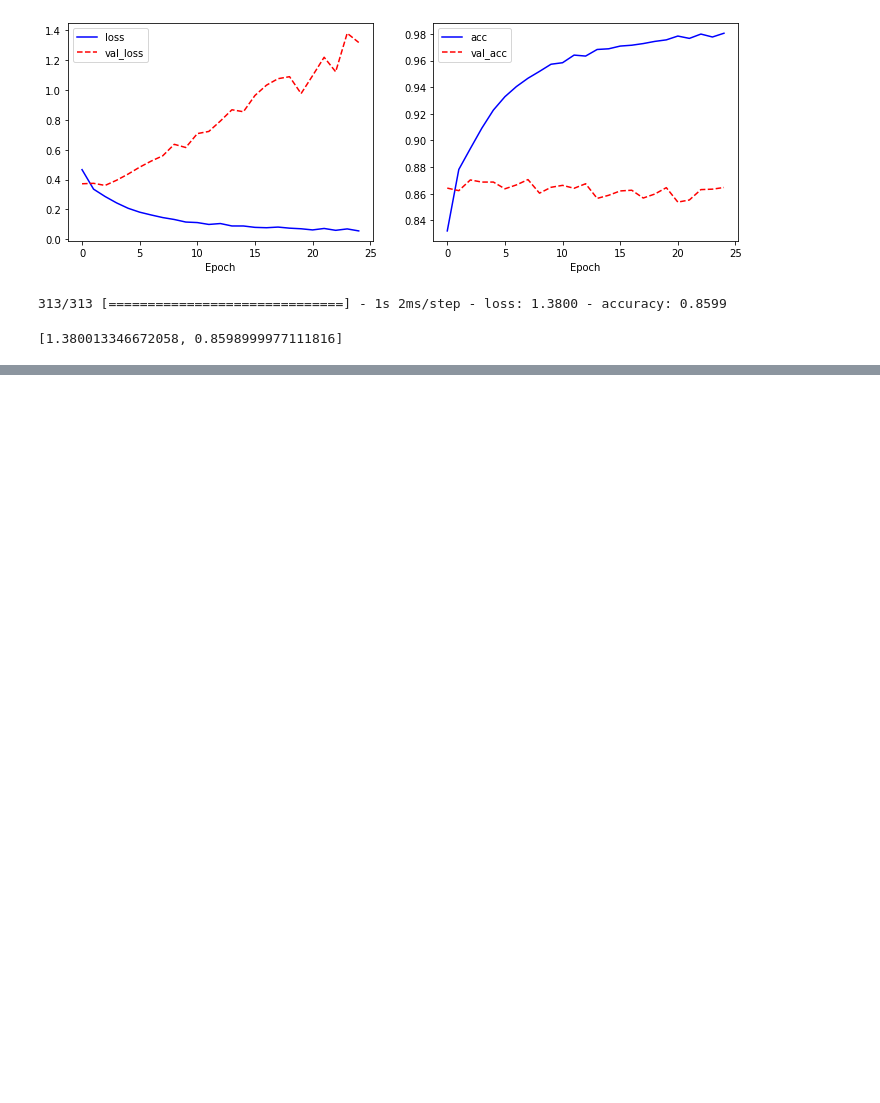
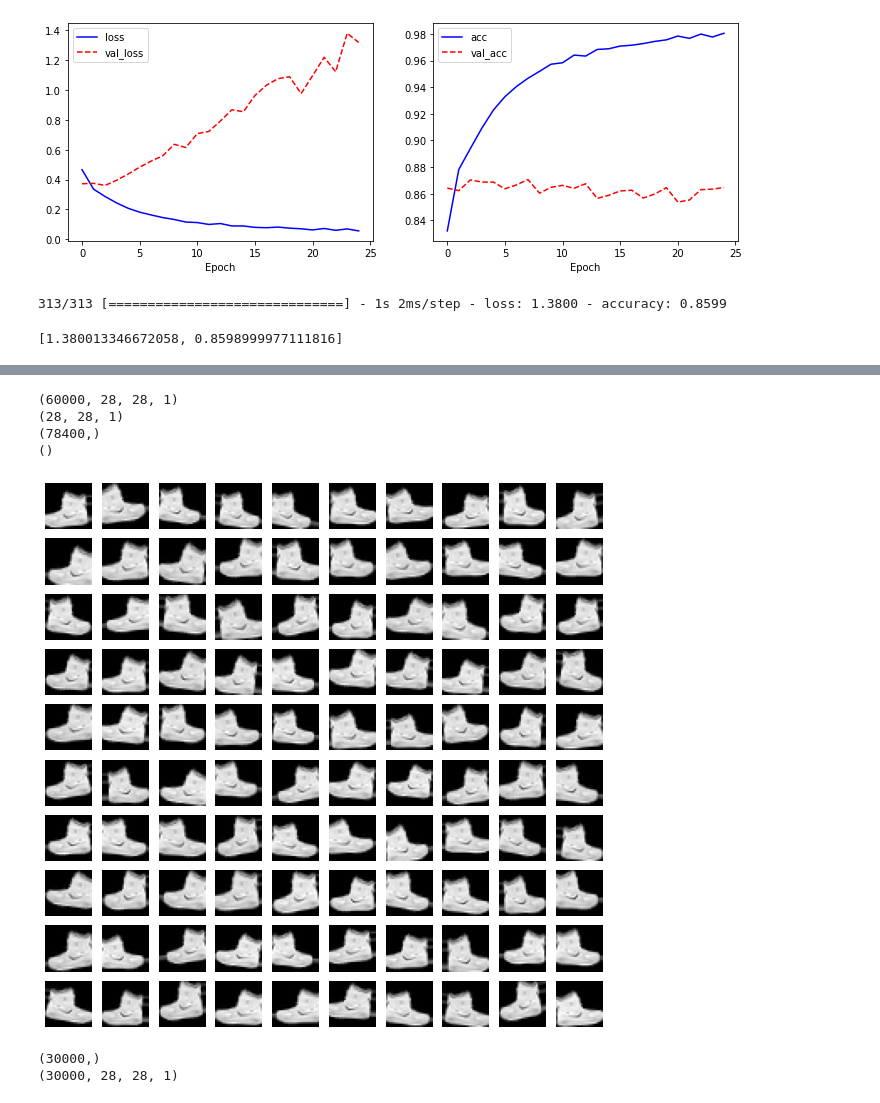
Before and after one commit to chloe-hyunkyung-park/tensorflow_ex, a Jupyter notebook: ch06_CNN.ipynb, the cells around one changed output, grey strips where cells are left out. Saved outputs shown, nothing was run; the diff lists cells and outputs as text; code cells hidden in the pictures; blank space fills up the shorter version.

```diff
--- a/ch06_CNN.ipynb
+++ b/ch06_CNN.ipynb
@@ -149,0 +311,75 @@ model = tf.keras.Sequential([
+# %%
+import numpy as np
+print(train_X.shape)
+print(train_X[0].shape)
+temp = np.tile(train_X[0].reshape(28*28), 100)
+print(temp.shape)
+print(temp[0].shape)
+# %% [output]
+(60000, 28, 28, 1)
+(28, 28, 1)
+(78400,)
+()
+# %%
+import tensorflow as tf
+
+fashion_mnist = tf.keras.datasets.fashion_mnist
+(train_X, train_Y), (test_X, test_Y) = fashion_mnist.load_data()
+
+train_X = train_X / 255.0
+test_X = test_X / 255.0
+
+train_X = train_X.reshape(-1, 28, 28, 1)
+test_X = test_X.reshape(-1, 28, 28, 1)
+# %%
+# 이미지 보강
+
+from tensorflow.keras.preprocessing.image import ImageDataGenerator
+import numpy as np
+
+image_generator = ImageDataGenerator(
+    rotation_range=10,
+    zoom_range=0.1,
+    shear_range=0.5,
+    width_shift_range=0.1,
+    height_shift_range=0.1,
+    horizontal_flip=True,
+    vertical_flip=False
+)
+
+augment_size=100
+x_augmented=image_generator.flow(np.tile(train_X[0].reshape(28*28), 100).reshape(-1,28,28,1), np.zeros(augment_size), batch_size=augment_size, shuffle=False).next()[0]
+# %%
+import matplotlib.pyplot as plt
+plt.figure(figsize=(10, 10))
+for c in range(100):
+    plt.subplot(10, 10, c+1)
+    plt.axis('off')
+    plt.imshow(x_augmented[c].reshape(28,28), cmap='gray')
+
+plt.show()
+# %% [output]
+[figure, added]
+# %%
+image_generator = ImageDataGenerator(
+    rotation_range=10,
+    zoom_range=0.1,
+    shear_range=0.5,
+    width_shift_range=0.1,
+    height_shift_range=0.1,
+    horizontal_flip=True,
+    vertical_flip=False
+)
+augment_size = 30000
+randidx = np.random.randint(train_X.shape[0], size=augment_size)
+
+x_augmented = train_X[randidx].copy()
+y_augmented = train_Y[randidx].copy()
+
+print(randidx.shape)
+print(x_augmented.shape)
+
+x_augmented = image_generator.flow(x_augmented, np.zeros(augment_size), batch_size=augment_size, shuffle=False).next()[0]
+# %% [output]
+(30000,)
+(30000, 28, 28, 1)
```
Also changed, not shown: parts of 15 cells of this notebook.
